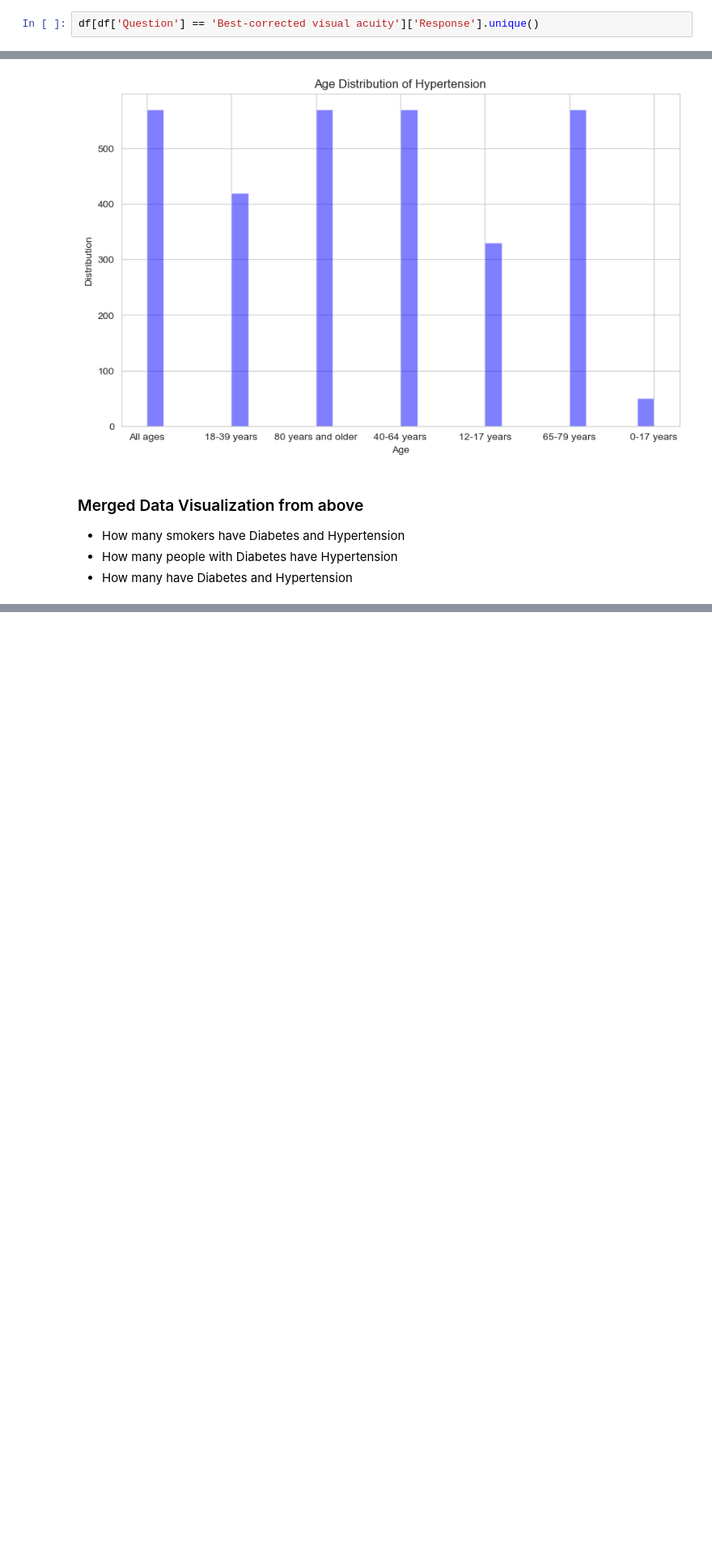
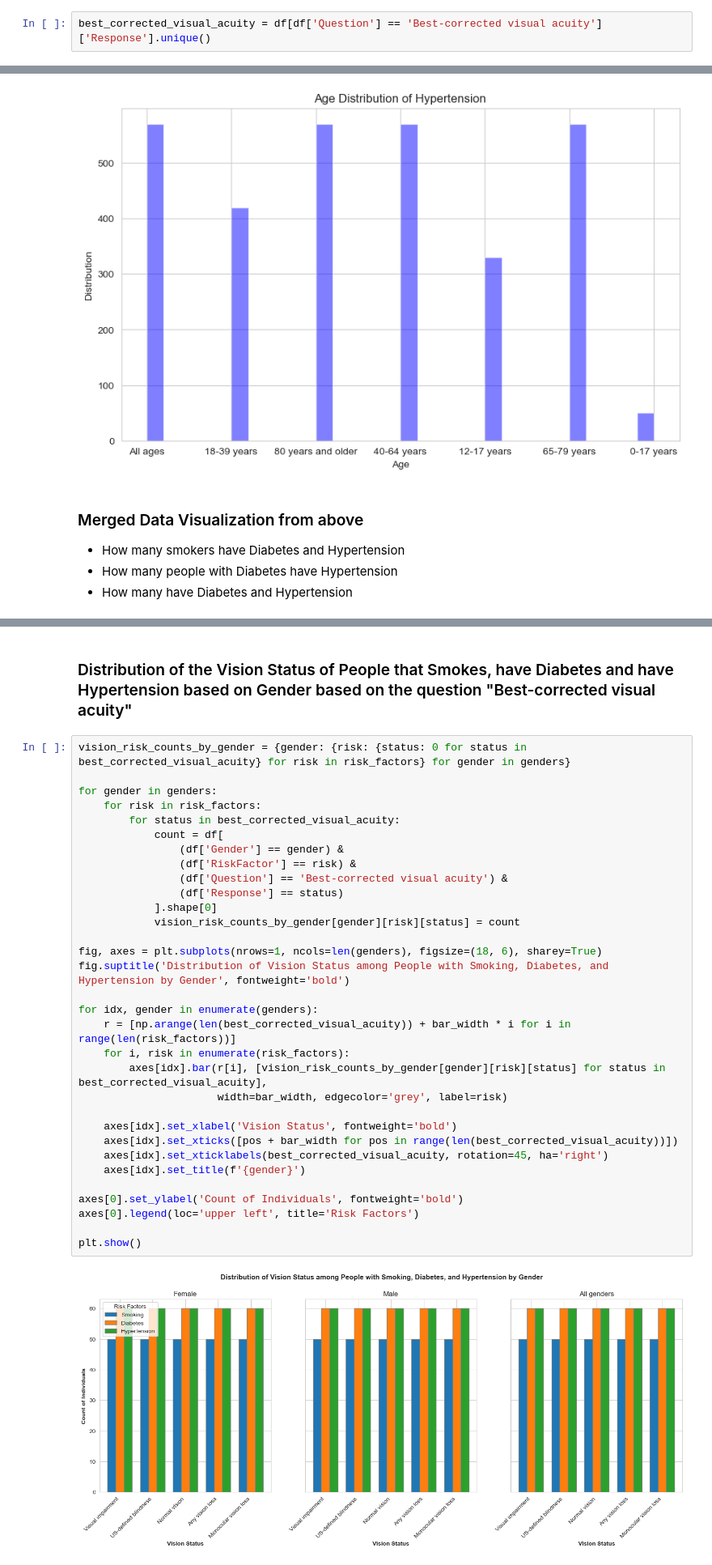
Before and after one commit to byQuexo/DataScienceHealthcareSOL, a Jupyter notebook: main.ipynb, the cells around one changed output, grey strips where cells are left out. Shown at 81% size. Drawn from its saved outputs; the diff is of its cells as text; blank space fills up the shorter version.

```diff
--- a/main.ipynb
+++ b/main.ipynb
@@ -179,4 +174,4 @@ array(['Presenting with visual impairment',
 # %% [markdown]
 ### Unique Answers to "Best-corrected visual acuity"
 # %%
-df[df['Question'] == 'Best-corrected visual acuity']['Response'].unique()
+best_corrected_visual_acuity = df[df['Question'] == 'Best-corrected visual acuity']['Response'].unique()
@@ -271 +336,37 @@ Text(0.5, 1.0, 'Vision Status of People with Diabetes')
+# %% [markdown]
+### Distribution of the Vision Status of People that Smokes, have Diabetes and have Hypertension based on Gender based on the question "Best-corrected visual acuity"
+# %%
+vision_risk_counts_by_gender = {gender: {risk: {status: 0 for status in best_corrected_visual_acuity} for risk in risk_factors} for gender in genders}
+
+for gender in genders:
+    for risk in risk_factors:
+        for status in best_corrected_visual_acuity:
+            count = df[
+                (df['Gender'] == gender) &
+                (df['RiskFactor'] == risk) &
+                (df['Question'] == 'Best-corrected visual acuity') &
+                (df['Response'] == status)
+            ].shape[0]
+            vision_risk_counts_by_gender[gender][risk][status] = count
+
+fig, axes = plt.subplots(nrows=1, ncols=len(genders), figsize=(18, 6), sharey=True)
+fig.suptitle('Distribution of Vision Status among People with Smoking, Diabetes, and Hypertension by Gender', fontweight='bold')
+
+for idx, gender in enumerate(genders):
+    r = [np.arange(len(best_corrected_visual_acuity)) + bar_width * i for i in range(len(risk_factors))]
+    for i, risk in enumerate(risk_factors):
+        axes[idx].bar(r[i], [vision_risk_counts_by_gender[gender][risk][status] for status in best_corrected_visual_acuity],
+                      width=bar_width, edgecolor='grey', label=risk)
+
+    axes[idx].set_xlabel('Vision Status', fontweight='bold')
+    axes[idx].set_xticks([pos + bar_width for pos in range(len(best_corrected_visual_acuity))])
+    axes[idx].set_xticklabels(best_corrected_visual_acuity, rotation=45, ha='right')
+    axes[idx].set_title(f'{gender}')
+
+axes[0].set_ylabel('Count of Individuals', fontweight='bold')
+axes[0].legend(loc='upper left', title='Risk Factors')
+
+plt.show()
+# %% [output]
+[figure, added]
 # %% [markdown]
```
Also changed, not shown: parts of 10 cells of this notebook, 1 other file.
